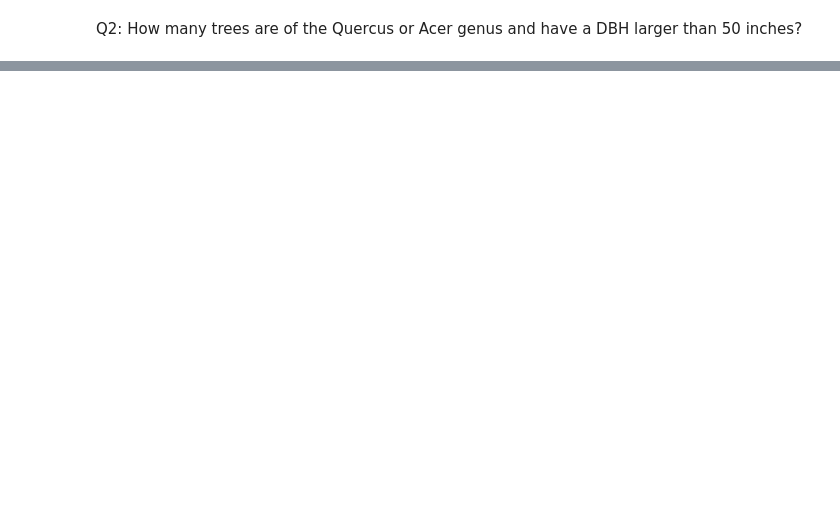
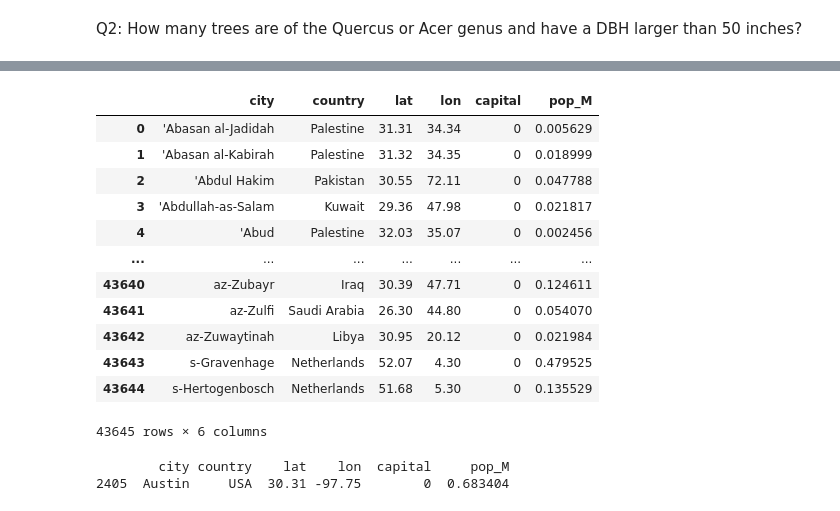
Before and after one commit to abbiesmithson/PY4SA23_Assignment, a Jupyter notebook: Assignment 2.ipynb, the cells around one changed output, grey strips where cells are left out. Drawn from its saved outputs; the diff is of its cells as text; code cells hidden in the pictures; blank space fills up the shorter version.

```diff
--- a/Assignment 2.ipynb
+++ b/Assignment 2.ipynb
@@ -106,0 +203,27 @@ Q2: How many trees are of the Quercus or Acer genus and have a DBH larger than 5
+# %%
+# delete original pop column
+
+worldcities_million_df = worldcities_df.drop('pop', axis=1)
+worldcities_million_df
+# %% [output]
+|  | city | country | lat | lon | capital | pop_M |
+| 0 | 'Abasan al-Jadidah | Palestine | 31.31 | 34.34 | 0 | 0.005629 |
+| 1 | 'Abasan al-Kabirah | Palestine | 31.32 | 34.35 | 0 | 0.018999 |
+| 2 | 'Abdul Hakim | Pakistan | 30.55 | 72.11 | 0 | 0.047788 |
+| 3 | 'Abdullah-as-Salam | Kuwait | 29.36 | 47.98 | 0 | 0.021817 |
+| 4 | 'Abud | Palestine | 32.03 | 35.07 | 0 | 0.002456 |
+| ... | ... | ... | ... | ... | ... | ... |
+| 43640 | az-Zubayr | Iraq | 30.39 | 47.71 | 0 | 0.124611 |
+| 43641 | az-Zulfi | Saudi Arabia | 26.30 | 44.80 | 0 | 0.054070 |
+| 43642 | az-Zuwaytinah | Libya | 30.95 | 20.12 | 0 | 0.021984 |
+| 43643 | s-Gravenhage | Netherlands | 52.07 | 4.30 | 0 | 0.479525 |
+| 43644 | s-Hertogenbosch | Netherlands | 51.68 | 5.30 | 0 | 0.135529 |
+43645 rows × 6 columns
+# %%
+# subset Austin texas
+
+just_Austin = worldcities_million_df[worldcities_million_df["city"] =="Austin"]
+print(just_Austin)
+# %% [output]
+        city country    lat    lon  capital     pop_M
+2405  Austin     USA  30.31 -97.75        0  0.683404
```
Also changed, not shown: parts of 14 cells of this notebook, 2 other files.
